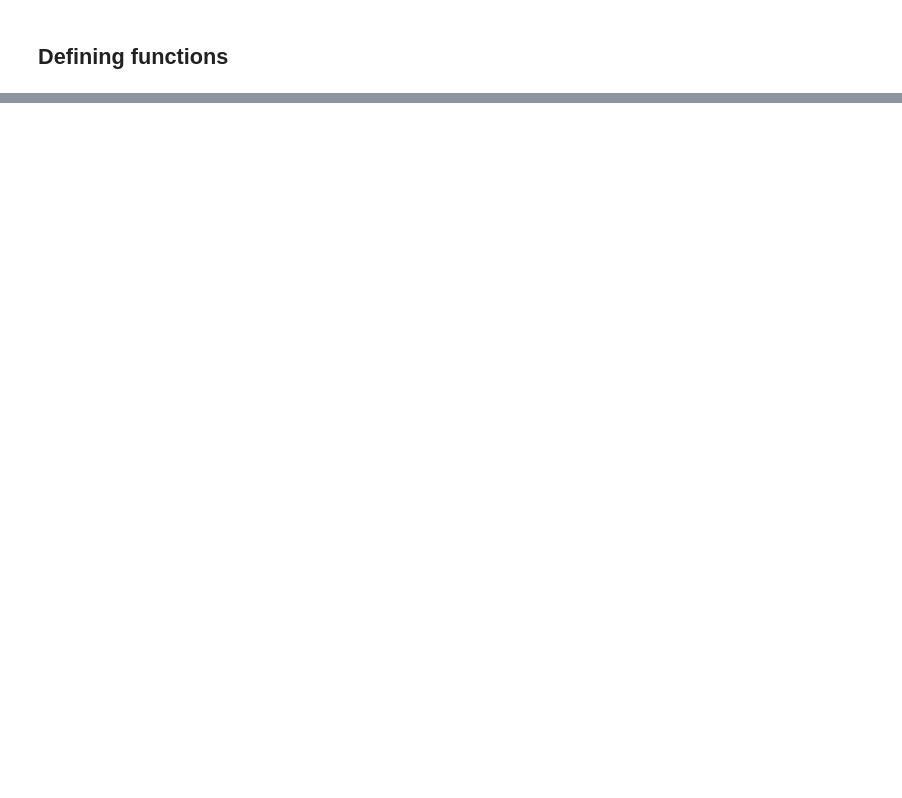
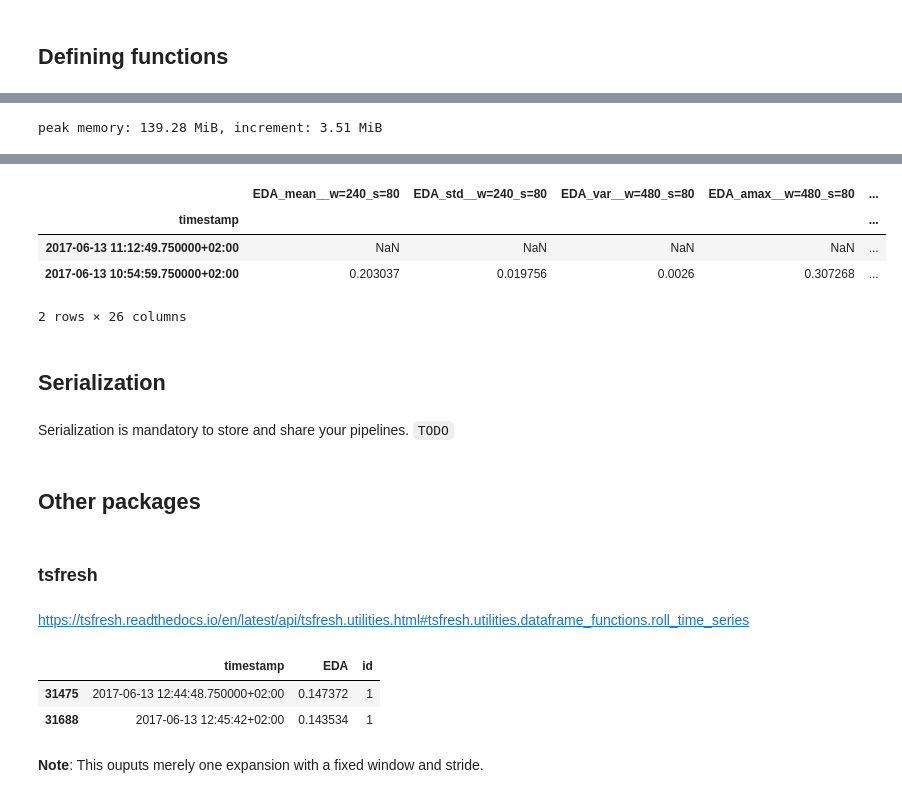
Before and after one commit to predict-idlab/tsflex, a Jupyter notebook: example.ipynb, the cells around one changed output, grey strips where cells are left out. Drawn from its saved outputs; the diff is of its cells as text; code cells hidden in the pictures; blank space fills up the shorter version.

```diff
--- a/example.ipynb
+++ b/example.ipynb
@@ -202,0 +161,18 @@ FeatureCollection(
+# %%
+# define the sample frequency and window size
+fs_tmp = 4  # 4Hz
+tmp_win_size = 60 * fs_tmp  # window of 60s
+tmp_stride_size = 30 * fs_tmp  # stride of 30s
+
+
+tmp_feat_extr = FeatureCollection(
+    feature_desc_list=[
+        MultipleFeatureDescriptors(
+            signal_keys=["TMP"],
+            windows=[tmp_win_size],
+            strides=[tmp_stride_size],
+            functions=segment_funcs,  # The list of functions we constructed earlier
+        )
+    ]
+)
+tmp_feat_extr
@@ -202,0 +193,3 @@ FeatureCollection(
+# %%
+df_tmp = pd.read_feather("data/tmp.feather").set_index("timestamp")
+df_tmp.sample(2)
@@ -260 +267,4 @@ FeatureCollection(
 )
+# %%
+df_gsr = pd.read_feather("data/gsr.feather").set_index("timestamp")
+df_gsr.sample(2)
@@ -274,4 +293,7 @@ Wall time: 292 ms
 # %%
 # Construct the feature FeatureCollection
 #   =  higher order wrapper which aggregates the featuredescriptions
-feature_extraction = FeatureCollection(feature_desc_list=[gsr_feat_extr, tmp_feat_extr])
+multimodal_feature_extraction = FeatureCollection(
+    feature_desc_list=[gsr_feat_extr, tmp_feat_extr]
+)
+multimodal_feature_extraction
@@ -277,0 +318,10 @@ feature_extraction = FeatureCollection(feature_desc_list=[gsr_feat_extr, tmp_fea
+# %%
+%%memit
+multimodal_feature_extraction.calculate([df_gsr, df_tmp], merge_dfs=True)
+# %% [output]
+peak memory: 139.28 MiB, increment: 3.51 MiB
+# %%
+%%time
+df_feat = multimodal_feature_extraction.calculate([df_gsr, df_tmp], merge_dfs=True)
+df_feat.sample(2)
+# %% [output]
@@ -277,0 +330,10 @@ feature_extraction = FeatureCollection(feature_desc_list=[gsr_feat_extr, tmp_fea
+|  | EDA_mean__w=240_s=80 | EDA_std__w=240_s=80 | EDA_var__w=480_s=80 | EDA_amax__w=480_s=80 | ... |
+| timestamp |  |  |  |  | ... |
+| 2017-06-13 11:12:49.750000+02:00 | NaN | NaN | NaN | NaN | ... |
+| 2017-06-13 10:54:59.750000+02:00 | 0.203037 | 0.019756 | 0.0026 | 0.307268 | ... |
+2 rows × 26 columns
+# %% [markdown]
+## Serialization
+# %% [markdown]
+Serialization is mandatory to store and share your pipelines.
+`TODO`
@@ -277,0 +342,6 @@ feature_extraction = FeatureCollection(feature_desc_list=[gsr_feat_extr, tmp_fea
+# %% [markdown]
+## Other packages
+# %% [markdown]
+### tsfresh
+# %% [markdown]
+https://tsfresh.readthedocs.io/en/latest/api/tsfresh.utilities.html#tsfresh.utilities.dataframe_functions.roll_time_series
@@ -277,0 +351,15 @@ feature_extraction = FeatureCollection(feature_desc_list=[gsr_feat_extr, tmp_fea
+# %%
+# define the window-size and stride
+# used the largest window and smallest strided, defined above
+window = 480
+stride = 40
+
+df_gsr_id = df_gsr.reset_index(drop=False).copy()  # .set_index('timestamp', drop=True)
+df_gsr_id["id"] = 1
+df_gsr_id.sample(2)
+# %% [output]
+|  | timestamp | EDA | id |
+| 31475 | 2017-06-13 12:44:48.750000+02:00 | 0.147372 | 1 |
+| 31688 | 2017-06-13 12:45:42+02:00 | 0.143534 | 1 |
+# %% [markdown]
+**Note**: This ouputs merely one expansion with a fixed window and stride.
```
Also changed, not shown: parts of 81 cells of this notebook, 3 other files.
